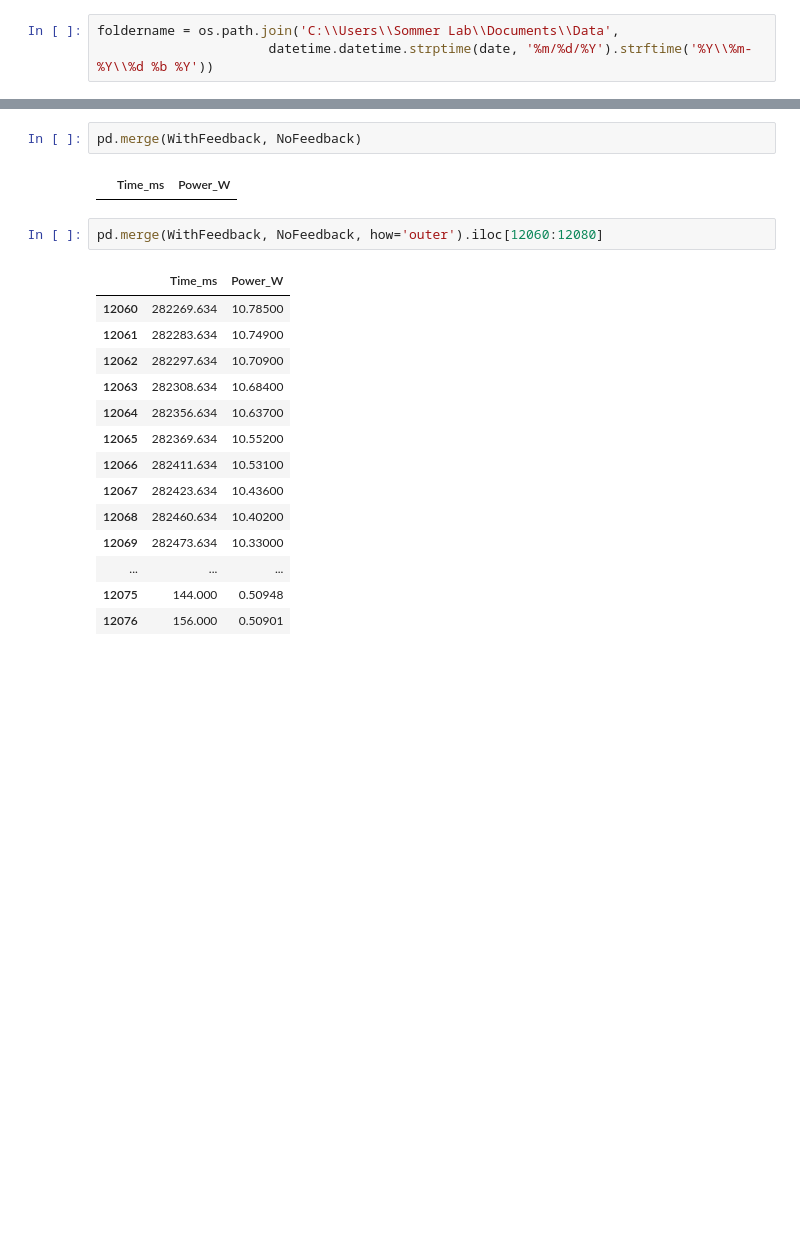
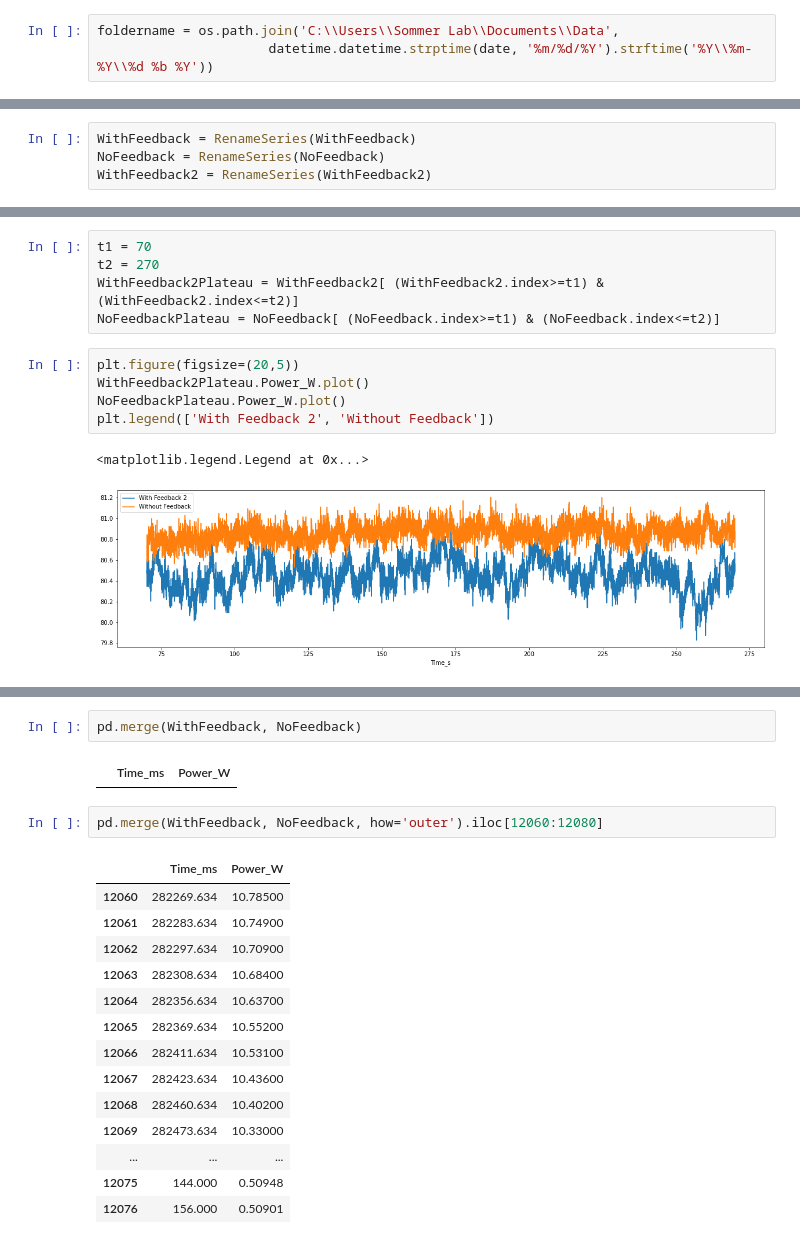
Before and after one commit to insommer/AnalysisCode, a Jupyter notebook: Applications/Laser Power Feedback.ipynb, the cells around one changed output, grey strips where cells are left out. Drawn from its saved outputs; the diff is of its cells as text; blank space fills up the shorter version.

```diff
--- a/Applications/Laser Power Feedback.ipynb
+++ b/Applications/Laser Power Feedback.ipynb
@@ -35,3 +33,7 @@ NoFeedback = NoFeedback.rename(columns={'Time (ms)':'Time_ms', 'Power (W)':'Powe
+# %%
+WithFeedback = RenameSeries(WithFeedback)
+NoFeedback = RenameSeries(NoFeedback)
+WithFeedback2 = RenameSeries(WithFeedback2)
 # %%
 WithFeedback['Time_s'] = WithFeedback.Time_ms/1000
 NoFeedback['Time_s'] = NoFeedback.Time_ms/1000
@@ -104,0 +101,13 @@ WithFeedback
+# %%
+t1 = 70
+t2 = 270
+WithFeedback2Plateau = WithFeedback2[ (WithFeedback2.index>=t1) & (WithFeedback2.index<=t2)]
+NoFeedbackPlateau = NoFeedback[ (NoFeedback.index>=t1) & (NoFeedback.index<=t2)]
+# %%
+plt.figure(figsize=(20,5))
+WithFeedback2Plateau.Power_W.plot()
+NoFeedbackPlateau.Power_W.plot()
+plt.legend(['With Feedback 2', 'Without Feedback'])
+# %% [output]
+<matplotlib.legend.Legend at 0x...>
+[figure, added]
```
Also changed, not shown: parts of 41 cells of this notebook, 4 other files.
